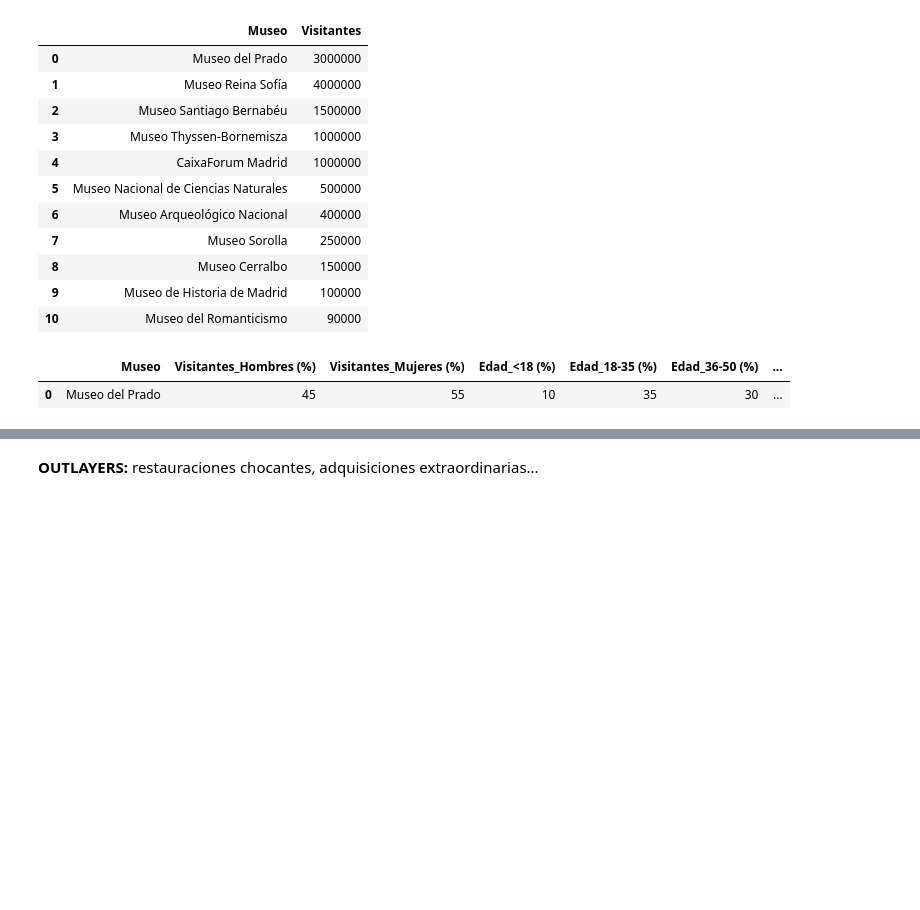
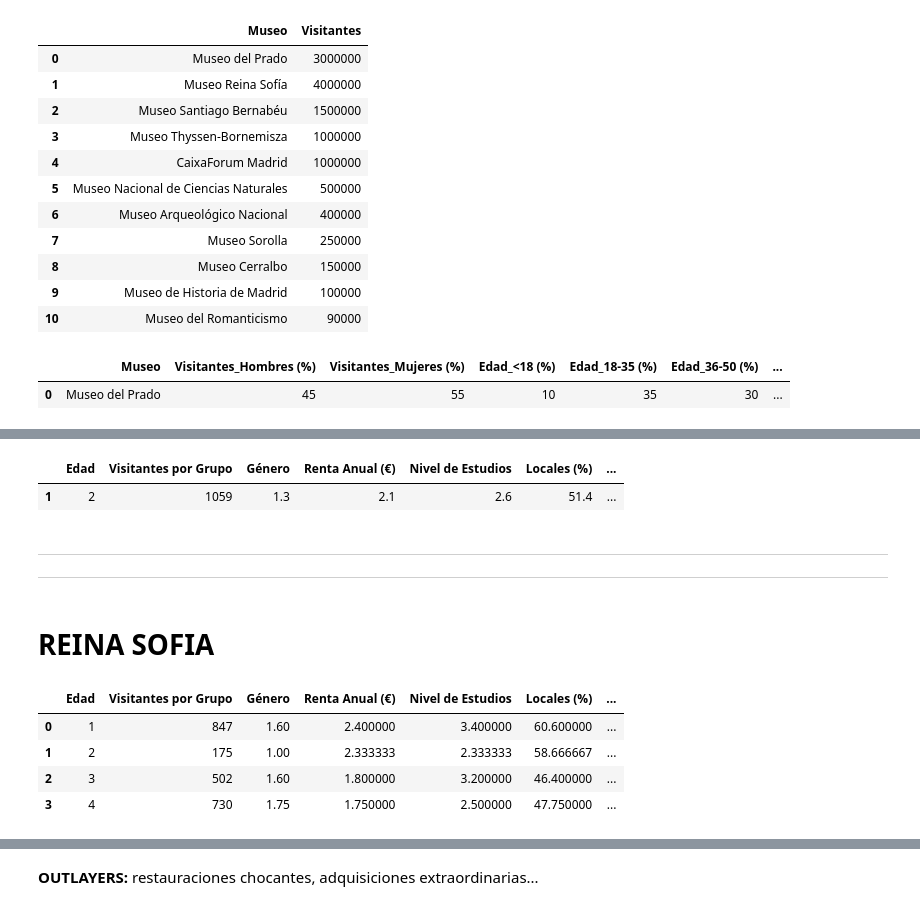
Before and after one commit to pgf3712/EDA_Madrid_Museums, a Jupyter notebook: 3-EDA_DESAROLLO.ipynb, the cells around one changed output, grey strips where cells are left out. Cells and saved outputs as stored; diff of their text form; code cells hidden in the pictures; blank space fills up the shorter version.

```diff
--- a/3-EDA_DESAROLLO.ipynb
+++ b/3-EDA_DESAROLLO.ipynb
@@ -555,0 +596,48 @@ tarifas.head(1)
+# %%
+# Encontrar la fila con el mayor número de Visitantes por Grupo
+
+fila_max_visitantes_prado = prado_limpio.loc[[prado_limpio['Visitantes por Grupo'].idxmax()]]
+fila_max_visitantes_prado
+# %% [output]
+|  | Edad | Visitantes por Grupo | Género | Renta Anual (€) | Nivel de Estudios | Locales (%) | ... |
+| 1 | 2 | 1059 | 1.3 | 2.1 | 2.6 | 51.4 | ... |
+# %% [markdown]
+___
+
+___
+# %% [markdown]
+# REINA SOFIA
+# %%
+# Reemplazar los valores de Género
+reina_sofia['Género'] = reina_sofia['Género'].replace({'Femenino': 1, 'Masculino': 2})
+
+# Reemplazar los valores de Renta Anual (€)
+reina_sofia['Renta Anual (€)'] = reina_sofia['Renta Anual (€)'].replace({'<20,000€': 1, '20,000€ - 40,000€': 2, '>40,000€': 3})
+
+# Reemplazar los valores de Nivel de Estudios
+reina_sofia['Nivel de Estudios'] = reina_sofia['Nivel de Estudios'].replace({
+    'Educación Primaria': 1, 'Educación Secundaria': 2, 'Estudios Universitarios': 3, 'Postgrado o Doctorado': 4
+})
+
+# Reemplazar los valores de Edad
+reina_sofia['Edad'] = reina_sofia['Edad'].replace({'<18': 1, '18-35': 2, '36-50': 3, '>50': 4})
+
+# Agrupar por Edad y calcular la suma de visitantes y medias de las otras columnas
+reina_sofia_limpio = reina_sofia.groupby('Edad').agg({
+    'Visitantes por Grupo': 'sum',
+    'Género': 'mean',
+    'Renta Anual (€)': 'mean',
+    'Nivel de Estudios': 'mean',
+    'Locales (%)': 'mean',
+    'Nacionales (%)': 'mean',
+    'Internacionales (%)': 'mean'
+}).reset_index()
+
+reina_sofia_limpio['Museo'] = 'Reina Sofia'
+reina_sofia_limpio
+# %% [output]
+|  | Edad | Visitantes por Grupo | Género | Renta Anual (€) | Nivel de Estudios | Locales (%) | ... |
+| 0 | 1 | 847 | 1.60 | 2.400000 | 3.400000 | 60.600000 | ... |
+| 1 | 2 | 175 | 1.00 | 2.333333 | 2.333333 | 58.666667 | ... |
+| 2 | 3 | 502 | 1.60 | 1.800000 | 3.200000 | 46.400000 | ... |
+| 3 | 4 | 730 | 1.75 | 1.750000 | 2.500000 | 47.750000 | ... |
```
Also changed, not shown: parts of 24 cells of this notebook.
